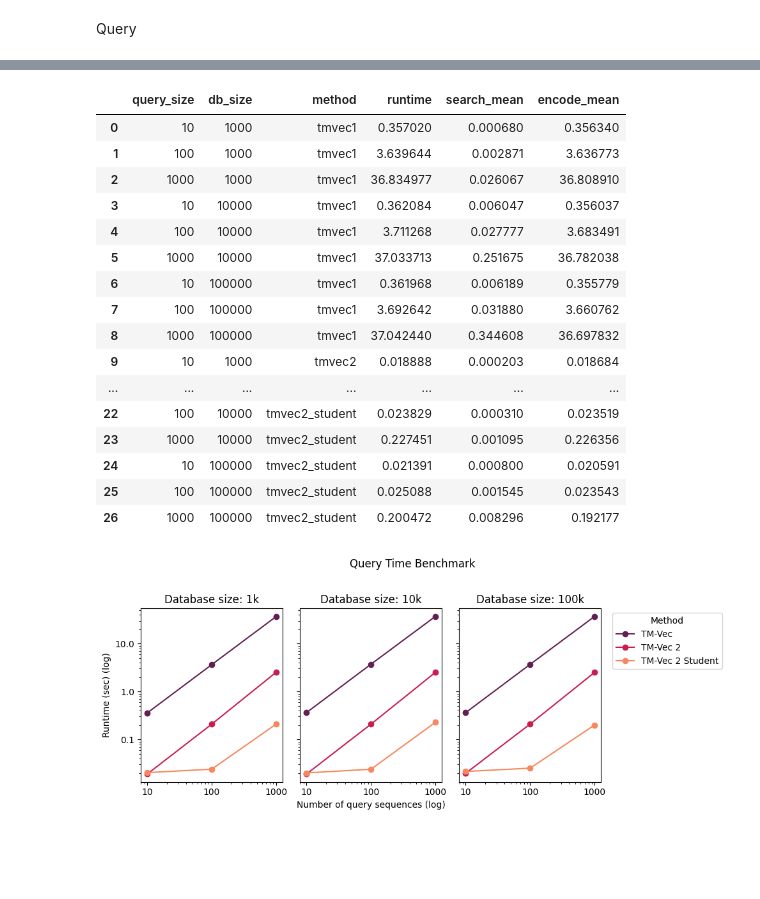
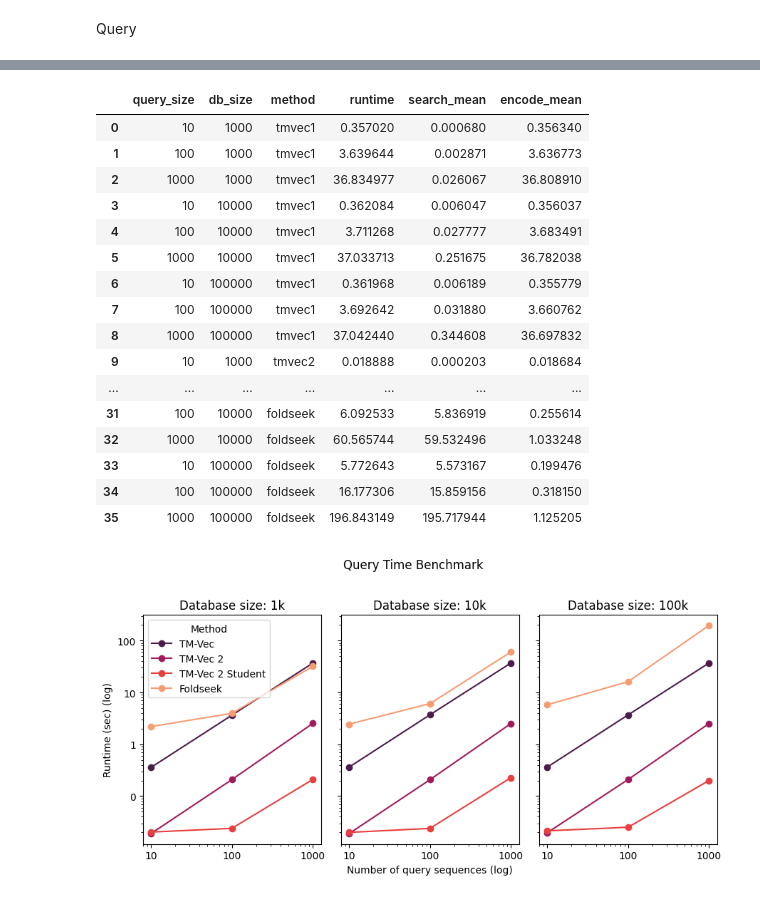
Before and after one commit to paarth-b/tmvec-bench, a Jupyter notebook: src/visualization/runtime.ipynb, the cells around one changed output, grey strips where cells are left out. Saved outputs shown, nothing was run; the diff lists cells and outputs as text; code cells hidden in the pictures; blank space fills up the shorter version.

Commit message:
add finetuning times and update runtimes notebook

```diff
--- a/src/visualization/runtime.ipynb
+++ b/src/visualization/runtime.ipynb
@@ -31,14 +34,15 @@ tmvec2_student_times = [0.019774652707080047,
 # %%
-foldseek_times = [0.17100162183245024,
-0.32978160430987674,
-4.157830275905629,
-30.498531013106305,
-68.13153044258554]
+foldseek_times = [0.16779130138456821,
+0.469748445165654,
+4.61062142594407,
+42.75606065709144,
+149.34958104820302,
+978.4526033696408]
 # %% [markdown]
 Encoding
 # %%
 # Create dataframe from timing arrays
-sequences = [10, 100, 1000, 5000, 10000]
+sequences = [10, 100, 1000, 5000, 10000, 50000]
 
 df = pd.DataFrame({
     'sequences': sequences,
@@ -87,8 +91,11 @@ tmvec2_query['method'] = 'tmvec2'
 tmvec2_student_query = pd.read_csv('../../results/time_benchmarks/tmvec2_student_20260118_184425/query_times.csv')
 tmvec2_student_query['method'] = 'tmvec2_student'
 
+foldseek_query = pd.read_csv('../../results/time_benchmarks/foldseek_20260119_122508/query_times.csv')
+foldseek_query['method'] = 'foldseek'
+
 # Combine all query data
-df = pd.concat([tmvec1_query, tmvec2_query, tmvec2_student_query], ignore_index=True)
+df = pd.concat([tmvec1_query, tmvec2_query, tmvec2_student_query, foldseek_query], ignore_index=True)
 
 # Rename columns to match expected format
 df = df.rename(columns={'database_size': 'db_size'})
@@ -116,9 +123,9 @@ df
 df_melt = df[['query_size', 'db_size', 'method', 'total_mean', 'search_mean', 'encode_mean']].copy()
 df_melt = df_melt.rename(columns={'total_mean': 'runtime'})
 
-# Update methods and names for query plot (no foldseek data available)
-query_methods = ['tmvec1', 'tmvec2', 'tmvec2_student']
-query_names = ['TM-Vec', 'TM-Vec 2', 'TM-Vec 2 Student']
+# Update methods and names for query plot
+query_methods = ['tmvec1', 'tmvec2', 'tmvec2_student', 'foldseek']
+query_names = ['TM-Vec', 'TM-Vec 2', 'TM-Vec 2 Student', 'Foldseek']
 df_melt
 # %% [output]
 |  | query_size | db_size | method | runtime | search_mean | encode_mean |
@@ -133,36 +140,35 @@ df_melt
 | 8 | 1000 | 100000 | tmvec1 | 37.042440 | 0.344608 | 36.697832 |
 | 9 | 10 | 1000 | tmvec2 | 0.018888 | 0.000203 | 0.018684 |
 | ... | ... | ... | ... | ... | ... | ... |
-| 22 | 100 | 10000 | tmvec2_student | 0.023829 | 0.000310 | 0.023519 |
-| 23 | 1000 | 10000 | tmvec2_student | 0.227451 | 0.001095 | 0.226356 |
-| 24 | 10 | 100000 | tmvec2_student | 0.021391 | 0.000800 | 0.020591 |
-| 25 | 100 | 100000 | tmvec2_student | 0.025088 | 0.001545 | 0.023543 |
-| 26 | 1000 | 100000 | tmvec2_student | 0.200472 | 0.008296 | 0.192177 |
+| 31 | 100 | 10000 | foldseek | 6.092533 | 5.836919 | 0.255614 |
+| 32 | 1000 | 10000 | foldseek | 60.565744 | 59.532496 | 1.033248 |
+| 33 | 10 | 100000 | foldseek | 5.772643 | 5.573167 | 0.199476 |
+| 34 | 100 | 100000 | foldseek | 16.177306 | 15.859156 | 0.318150 |
+| 35 | 1000 | 100000 | foldseek | 196.843149 | 195.717944 | 1.125205 |
 # %%
 db_sizes = [1000, 10000, 100000]
 # %%
 n_query_methods = len(query_methods)
 query_colors = sns.color_palette("rocket", n_colors=n_query_methods)
 
-fig, axes = plt.subplots(1, 3, sharey=True, figsize=(10, 4))
+fig, axes = plt.subplots(1, 3, sharey=True, figsize=(9, 4.5))
 for i, size in enumerate(db_sizes):
     ax = axes[i]
     for method, name, color in zip(query_methods, query_names, query_colors):
         df_ = df_melt.query(f'db_size == {size} & method == "{method}"')
         ax.plot('query_size', 'runtime', data=df_, marker='o', label=name, color=color)
     ax.set_xscale('log')
     ax.xaxis.set_major_formatter(ScalarFormatter())
     if i == 0:
         ax.set_ylabel('Runtime (sec) (log)')
         ax.set_yscale('log')
         ax.yaxis.set_major_formatter(ScalarFormatter())
+        ax.legend(title='Method', bbox_to_anchor=(0, 1), loc='upper left')
     if i == 1:
         ax.set_xlabel('Number of query sequences (log)')
     ax.set_title(f'Database size: {int(size / 1000)}k')
-    if i == 2:
-        ax.legend(title='Method', bbox_to_anchor=(1.05, 1), loc='upper left')
 fig.suptitle('Query Time Benchmark', y=1.02)
 fig.tight_layout()
 fig.savefig('query.svg', bbox_inches='tight')
 # %% [output]
-[figure, old version]
+[figure, new version]
```
Also changed, not shown: parts of 5 cells of this notebook, 20 other files.
